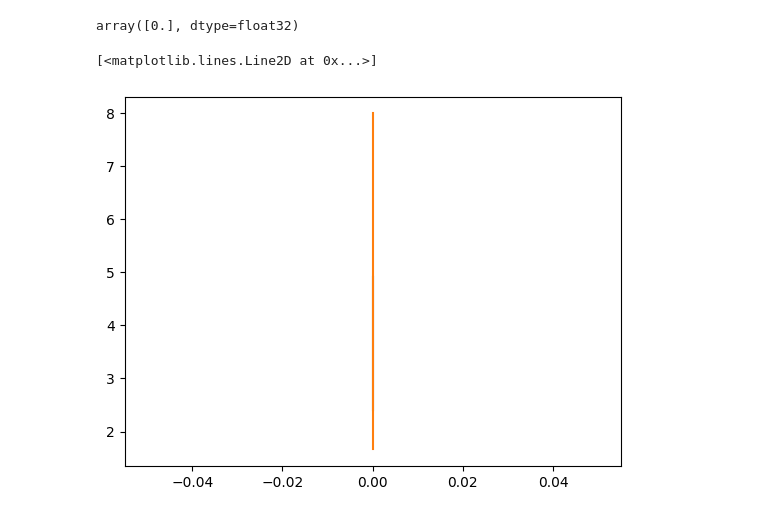
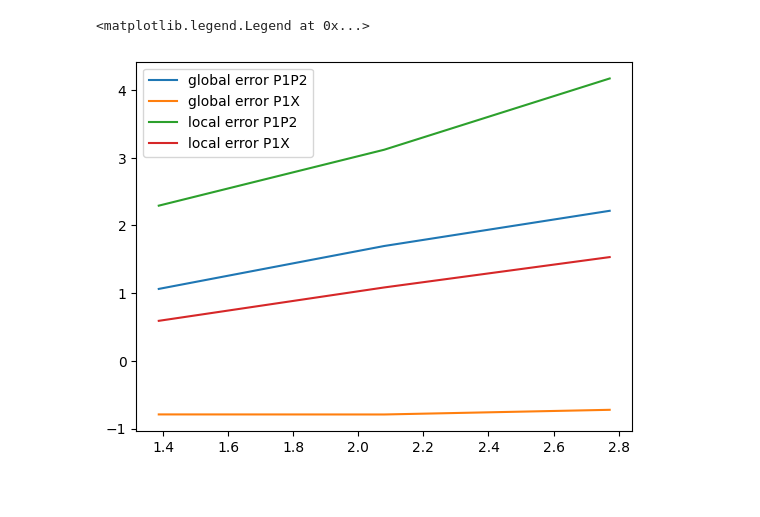
Before and after one commit to ylefay/bayesianSDEsolver, a Jupyter notebook: scripts/Untitled.ipynb, the cells around one changed output. Cells and saved outputs as stored; diff of their text form; code cells hidden in the pictures.

```diff
--- a/scripts/Untitled.ipynb
+++ b/scripts/Untitled.ipynb
@@ -37,15 +31,0 @@ plt.legend()
-# %%
-errors = []
-for delta, n in zip(deltas, range(len(Ndeltas))):
-    N = Ndeltas[n]
-    M = Mdeltas[n]
-    fine = fineDeltas[n]
-    N = int(N)
-    paths_1 = jnp.load(f'{folder}/{prefix}_pathwise_sols_{N}.0_{M}.npy')
-    paths_2 = jnp.load(f'{folder}/{prefix}_pathwise_sols2_{N}.0_{fine}.npy')
-    N += 1
-    assert N == len(paths_1[0]) == len(paths_2[0])
-    error = jnp.mean(jnp.linalg.norm(paths_1[:, -1] - paths_2[:, -1], axis=-1), axis=0)
-    errors.append(error)
-errors = jnp.array(errors)
-plt.plot(jnp.log(Ndeltas), -jnp.log(errors))
@@ -55,40 +32,49 @@ plt.plot(jnp.log(Ndeltas), -jnp.log(errors))
-# %%
-linear_regressor = LinearRegression().fit(jnp.log(Ndeltas).reshape(-1, 1), -jnp.log(errors))
-linear_regressor.coef_
-# %% [output]
-array([0.], dtype=float32)
 # %%
-x0 = jnp.ones((2, ))
-errors = []
-errors2 = []
+x0 = jnp.ones((2,))
+STRONG_GLOBAL_ERRORS_P1P2 = []
+STRONG_GLOBAL_ERRORS_P1X = []
+STRONG_LOCAL_ERRORS_P1P2 = []
+STRONG_LOCAL_ERRORS_P1X = []
 for n in range(len(deltas)):
     N = Ndeltas[n]
     M = Mdeltas[n]
     fine = fineDeltas[n]
+    paths_1 = jnp.load(f'{folder}/{prefix}_pathwise_sols_{N}_{M}.npy')
+    paths_2 = jnp.load(f'{folder}/{prefix}_pathwise_sols2_{N}_{fine}.npy')
+    paths = jnp.load(f'{folder}/{prefix}_paths_{N}_{fine}.npy')
     N = int(N)
-    paths_1 = jnp.load(f'{folder}/{prefix}_pathwise_sols_{N}.0_{M}.npy')
-    paths_2 = jnp.load(f'{folder}/{prefix}_pathwise_sols2_{N}.0_{fine}.npy')
-    paths = jnp.load(f'{folder}/{prefix}_paths_{N}.0_{fine}.npy')
     dt = 1 / paths.shape[1]
     k = int(paths.shape[1] / N)
-    non_normalized_incs = paths / jnp.sqrt(dt)
-    linspace = jnp.linspace(0, 1, N+1)
+    non_normalized_incs = paths * jnp.sqrt(dt)
+    linspace = jnp.linspace(0, 1, N + 1)
     B = jnp.cumsum(non_normalized_incs, axis=1)
     B = jnp.insert(B, 0, 0.0, axis=1)
     V = x0[1] + B
     intB = jnp.cumsum(B, axis=1) * dt
-    V = V[:,::k,...]
-    intB = intB[:,::k,...]
-    U = x0[0] + x0[1]* linspace[1:].reshape((linspace.shape[0]-1)) + jnp.squeeze(intB[:,:-1], axis=-1)
+    V = V[:, ::k, ...]
+    intB = intB[:, ::k, ...]
+    U = x0[0] + x0[1] * linspace[1:].reshape((linspace.shape[0] - 1)) + jnp.squeeze(intB[:, :-1], axis=-1)
     U = jnp.insert(U, 0, x0[0], axis=1)
-    error = jnp.max(jnp.mean(jnp.abs(paths_2[:,:,0]-paths_1[:,:,0]), axis=0), axis=-1)
-    error2 = jnp.max(jnp.abs(jnp.mean(paths_2[:,:,0]**2, axis=0)-jnp.mean(paths_1[:,:,0]**2, axis=0)), axis=-1)
-    errors2.append(error2)
-    errors.append(error)
-errors = jnp.array(errors)
-errors2 = jnp.array(errors2)
-plt.plot(jnp.log(Ndeltas), -jnp.log(errors))
-plt.plot(jnp.log(Ndeltas), -jnp.log(errors2))
+    U = U.reshape((U.shape[0], U.shape[1],))
+    V = V.reshape((V.shape[0], V.shape[1],))
+    X = jnp.stack([U, V], axis=-1)
+    STRONG_GLOBAL_ERROR_P1P2 = jnp.max(jnp.mean(jnp.linalg.norm(paths_2 - paths_1, axis=-1), axis=0), axis=-1)
+    STRONG_GLOBAL_ERROR_P1X = jnp.max(jnp.mean(jnp.linalg.norm(paths_1 - X, axis=-1), axis=0), axis=-1)
+    STRONG_LOCAL_ERROR_P1P2 = jnp.mean(jnp.linalg.norm(paths_2[:, 1] - paths_1[:, 1], axis=-1), axis=0)
+    STRONG_LOCAL_ERROR_P1X = jnp.mean(jnp.linalg.norm(paths_1[:, 1] - X[:, 1], axis=-1), axis=0)
+    STRONG_GLOBAL_ERRORS_P1P2.append(STRONG_GLOBAL_ERROR_P1P2)
+    STRONG_GLOBAL_ERRORS_P1X.append(STRONG_GLOBAL_ERROR_P1X)
+    STRONG_LOCAL_ERRORS_P1P2.append(STRONG_LOCAL_ERROR_P1P2)
+    STRONG_LOCAL_ERRORS_P1X.append(STRONG_LOCAL_ERROR_P1X)
+STRONG_GLOBAL_ERRORS_P1P2 = jnp.array(STRONG_GLOBAL_ERRORS_P1P2)
+STRONG_GLOBAL_ERRORS_P1X = jnp.array(STRONG_GLOBAL_ERRORS_P1X)
+STRONG_LOCAL_ERRORS_P1P2 = jnp.array(STRONG_LOCAL_ERRORS_P1P2)
+STRONG_LOCAL_ERRORS_P1X = jnp.array(STRONG_LOCAL_ERRORS_P1X)
+plt.plot(-jnp.log(deltas), -jnp.log(STRONG_GLOBAL_ERRORS_P1P2), label='global error P1P2')
+plt.plot(-jnp.log(deltas), -jnp.log(STRONG_GLOBAL_ERRORS_P1X), label='global error P1X')
+plt.plot(-jnp.log(deltas), -jnp.log(STRONG_LOCAL_ERRORS_P1P2), label='local error P1P2')
+plt.plot(-jnp.log(deltas), -jnp.log(STRONG_LOCAL_ERRORS_P1X), label='local error P1X')
+plt.legend()
 # %% [output]
-[<matplotlib.lines.Line2D at 0x...>]
+<matplotlib.legend.Legend at 0x...>
-[figure, old version]
+[figure, new version]
```
Also changed, not shown: parts of 24 cells of this notebook, 3 other files.
